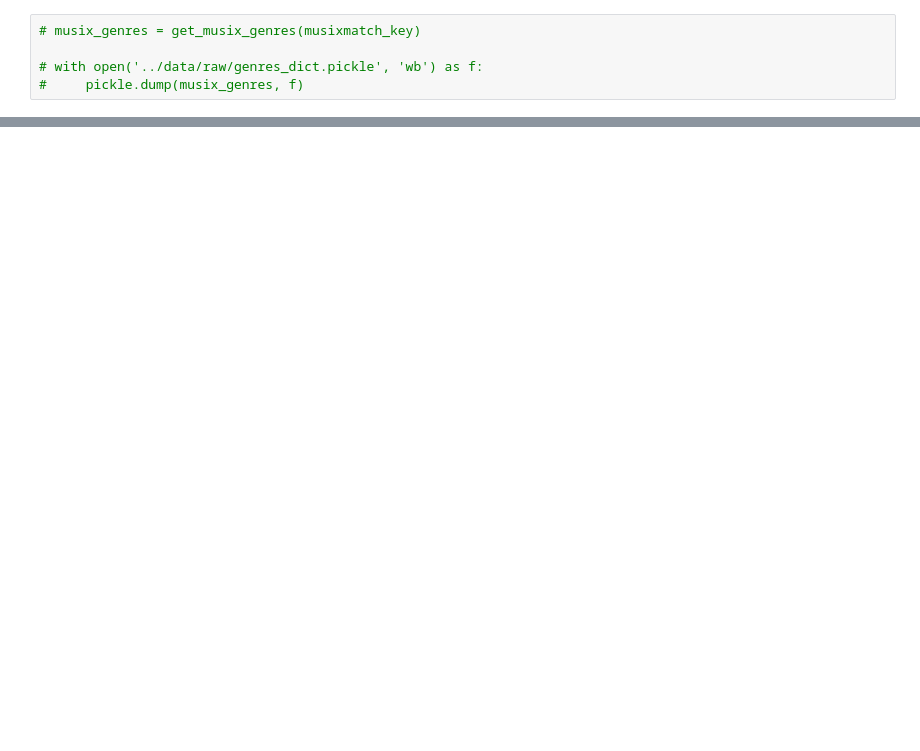
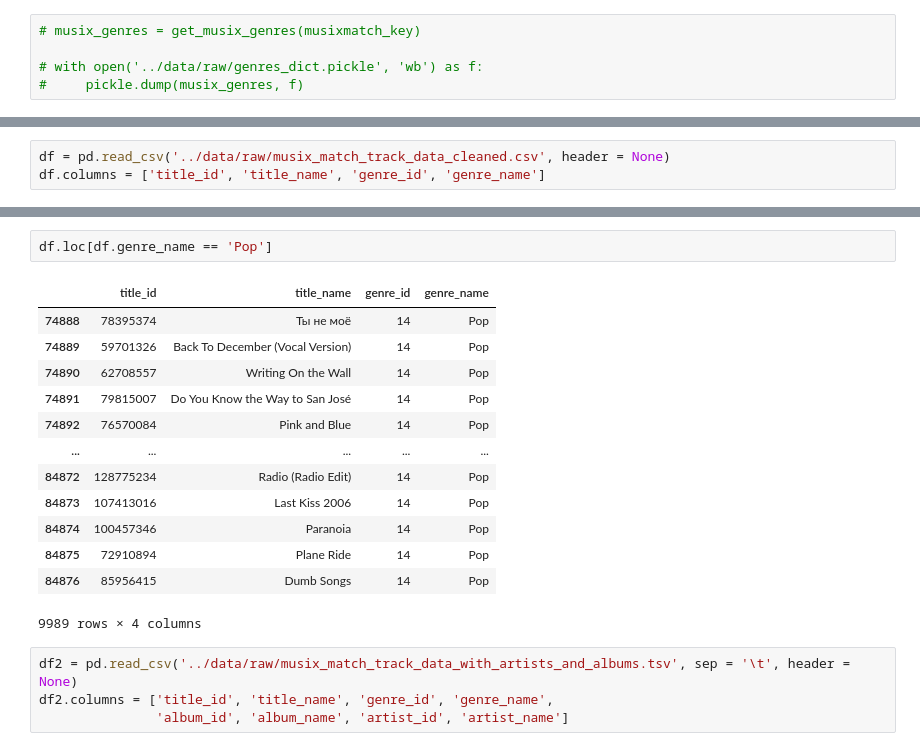
Before and after one commit to JoshuaGottlieb/NLP-Genre-Classification, a Jupyter notebook: notebooks/Data-Collection-01.ipynb, the cells around one changed output, grey strips where cells are left out. Cells and saved outputs as stored; diff of their text form; blank space fills up the shorter version.

```diff
--- a/notebooks/Data-Collection-01.ipynb
+++ b/notebooks/Data-Collection-01.ipynb
@@ -97,0 +271,3 @@ genres_to_extract
+# %%
+df = pd.read_csv('../data/raw/musix_match_track_data_cleaned.csv', header = None)
+df.columns = ['title_id', 'title_name', 'genre_id', 'genre_name']
@@ -97,0 +296,20 @@ genres_to_extract
+# %%
+df.loc[df.genre_name == 'Pop']
+# %% [output]
+|  | title_id | title_name | genre_id | genre_name |
+| 74888 | 78395374 | Ты не моё | 14 | Pop |
+| 74889 | 59701326 | Back To December (Vocal Version) | 14 | Pop |
+| 74890 | 62708557 | Writing On the Wall | 14 | Pop |
+| 74891 | 79815007 | Do You Know the Way to San José | 14 | Pop |
+| 74892 | 76570084 | Pink and Blue | 14 | Pop |
+| ... | ... | ... | ... | ... |
+| 84872 | 128775234 | Radio (Radio Edit) | 14 | Pop |
+| 84873 | 107413016 | Last Kiss 2006 | 14 | Pop |
+| 84874 | 100457346 | Paranoia | 14 | Pop |
+| 84875 | 72910894 | Plane Ride | 14 | Pop |
+| 84876 | 85956415 | Dumb Songs | 14 | Pop |
+9989 rows × 4 columns
+# %%
+df2 = pd.read_csv('../data/raw/musix_match_track_data_with_artists_and_albums.tsv', sep = '\t', header = None)
+df2.columns = ['title_id', 'title_name', 'genre_id', 'genre_name',
+               'album_id', 'album_name', 'artist_id', 'artist_name']
```
Also changed, not shown: parts of 46 cells of this notebook, 2 other files.
